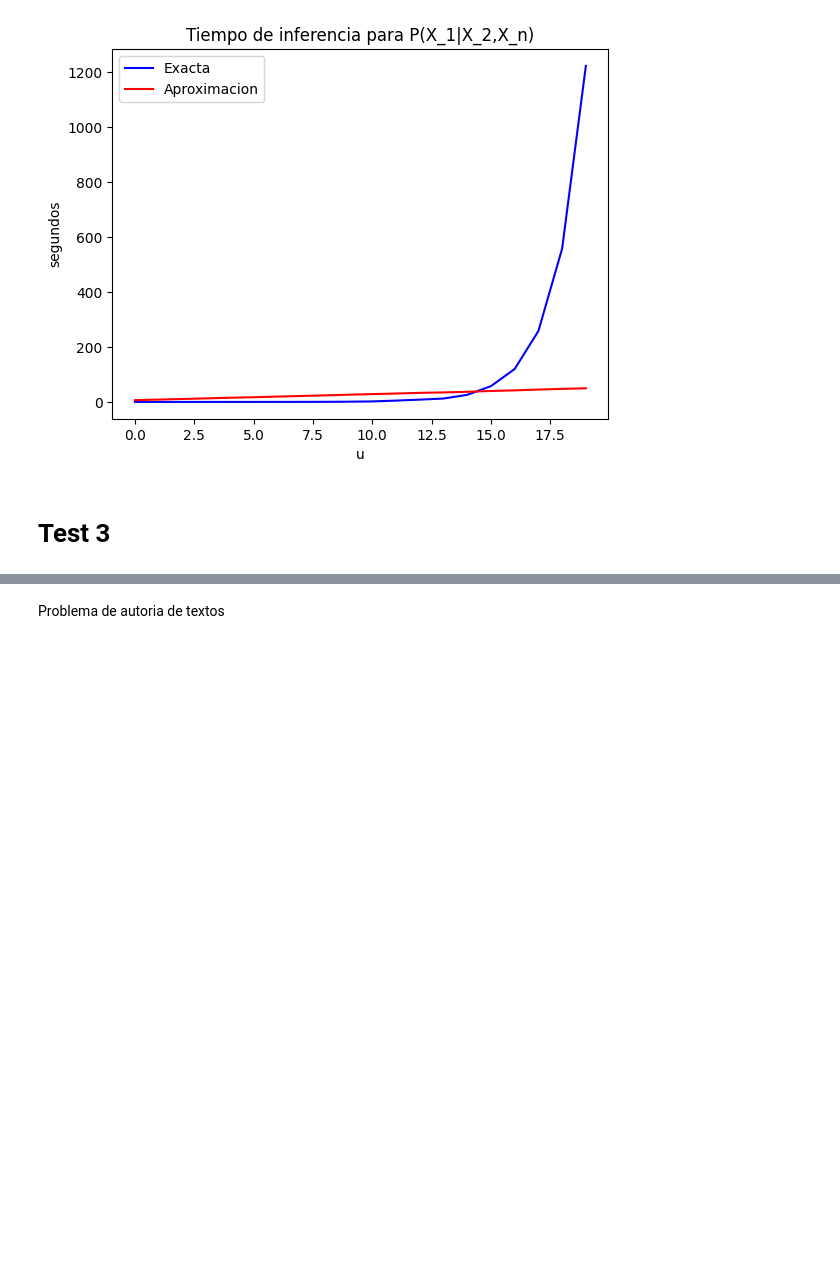
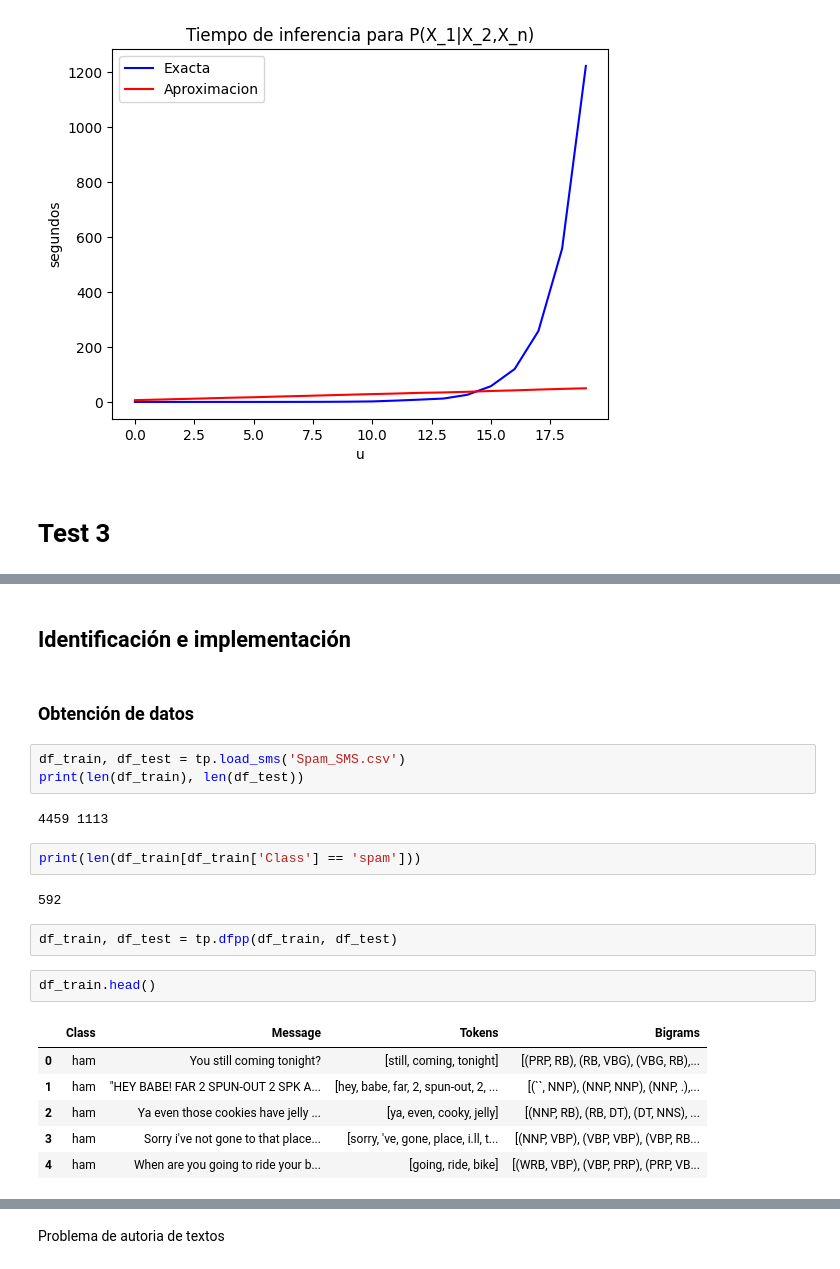
Before and after one commit to robertorys/Tesis, a Jupyter notebook: Test_mib_v2_3_3.ipynb, the cells around one changed output, grey strips where cells are left out. Saved outputs shown, nothing was run; the diff lists cells and outputs as text; blank space fills up the shorter version.

```diff
--- a/Test_mib_v2_3_3.ipynb
+++ b/Test_mib_v2_3_3.ipynb
@@ -751,0 +793,24 @@ grafica(timesC, timesC_A, 'Exacta', 'Aproximacion', "Tiempo de inferencia para P
+# %% [markdown]
+## Identificación e implementación
+# %% [markdown]
+### Obtención de datos
+# %%
+df_train, df_test = tp.load_sms('Spam_SMS.csv')
+print(len(df_train), len(df_test))
+# %% [output]
+4459 1113
+# %%
+print(len(df_train[df_train['Class'] == 'spam']))
+# %% [output]
+592
+# %%
+df_train, df_test = tp.dfpp(df_train, df_test)
+# %%
+df_train.head()
+# %% [output]
+|  | Class | Message | Tokens | Bigrams |
+| 0 | ham | You still coming tonight? | [still, coming, tonight] | [(PRP, RB), (RB, VBG), (VBG, RB),... |
+| 1 | ham | "HEY BABE! FAR 2 SPUN-OUT 2 SPK A... | [hey, babe, far, 2, spun-out, 2, ... | [(``, NNP), (NNP, NNP), (NNP, .),... |
+| 2 | ham | Ya even those cookies have jelly ... | [ya, even, cooky, jelly] | [(NNP, RB), (RB, DT), (DT, NNS), ... |
+| 3 | ham | Sorry i've not gone to that place... | [sorry, 've, gone, place, i.ll, t... | [(NNP, VBP), (VBP, VBP), (VBP, RB... |
+| 4 | ham | When are you going to ride your b... | [going, ride, bike] | [(WRB, VBP), (VBP, PRP), (PRP, VB... |
```
Also changed, not shown: parts of 75 cells of this notebook, 12 other files.
